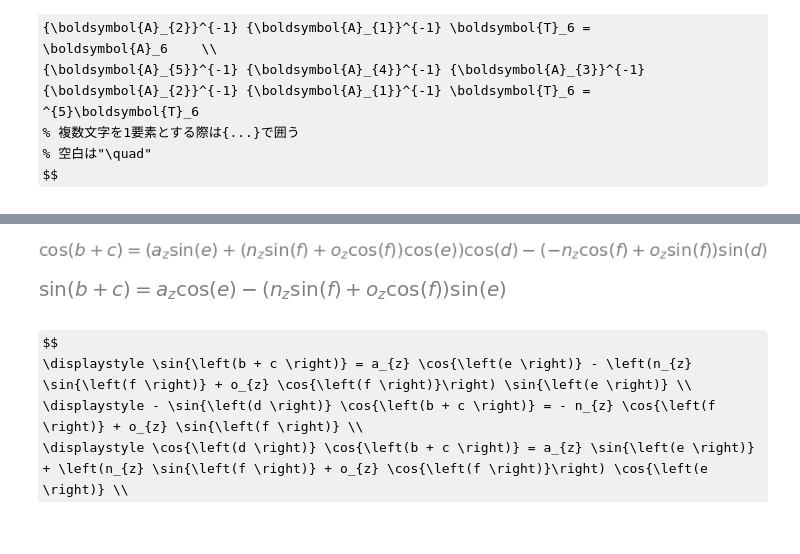
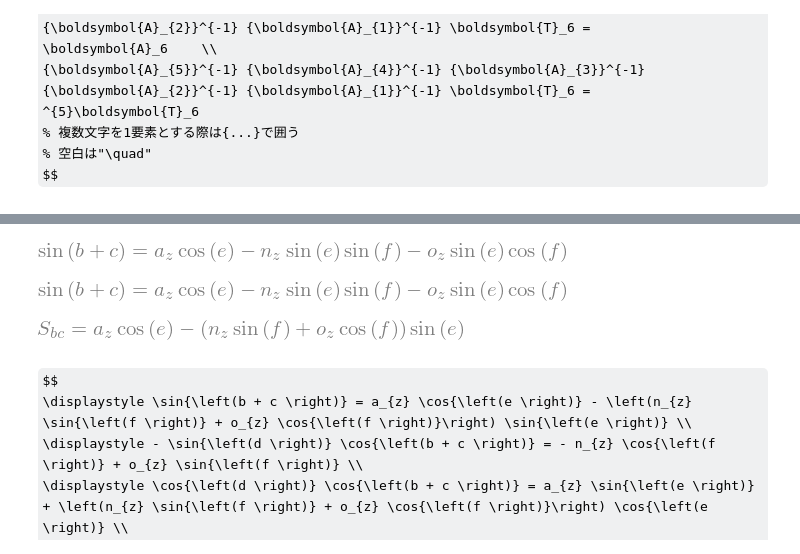
Before and after one commit to maeda-lab/Scaledown, a Jupyter notebook: miyamoto/44マトリクス解く.ipynb, the cells around one changed output, grey strips where cells are left out. Drawn from its saved outputs; the diff is of its cells as text; code cells hidden in the pictures; some formulas as TeX source; blank space fills up the shorter version.

```diff
--- a/miyamoto/44マトリクス解く.ipynb
+++ b/miyamoto/44マトリクス解く.ipynb
@@ -566,10 +519,15 @@ sym.Eq(A123[idx], T6A6iA5iA4i[idx])
+# %%
+idx = 9
+sym.Eq(A123[idx], T6A6iA5iA4i[idx])
+
+idx = 10
+sym.factor(sym.Eq(A123[idx], T6A6iA5iA4i[idx]), S(b+c))
+# %% [output]
+[figure, added]
 # %%
-idx = 9
-sym.Eq(A123[idx], T6A6iA5iA4i[idx])
+idx = 10
+
+eq = sym.Eq(A123[idx], T6A6iA5iA4i[idx])
+sym.separatevars(eq)
 # %% [output]
-[figure, old version]
+[figure, new version]
-# %%
-idx = 10
-sym.Eq(A123[idx], T6A6iA5iA4i[idx])
-# %% [output]
-[figure, removed]
@@ -576,3 +536,7 @@ sym.Eq(A123[idx], T6A6iA5iA4i[idx])
+# %%
+eq.subs(S(b+c),S_bc)
+# %% [output]
+[figure, added]
 # %% [markdown]
 $$
 \displaystyle \sin{\left(b + c \right)} = a_{z} \cos{\left(e \right)} - \left(n_{z} \sin{\left(f \right)} + o_{z} \cos{\left(f \right)}\right) \sin{\left(e \right)} \\
```
Also changed, not shown: parts of 56 cells of this notebook, 2 other files.
